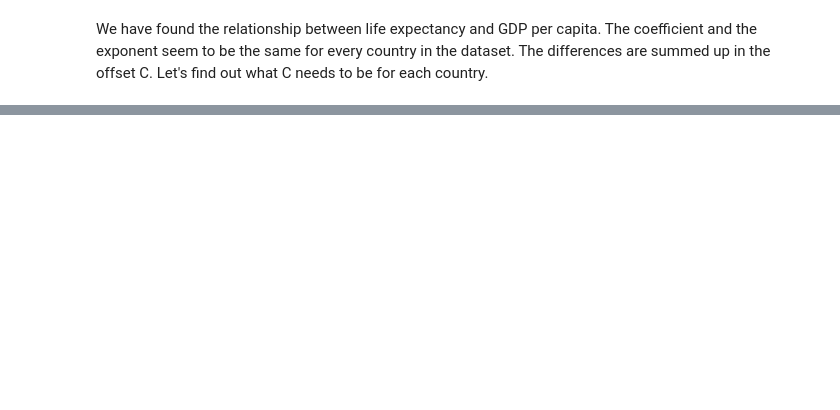
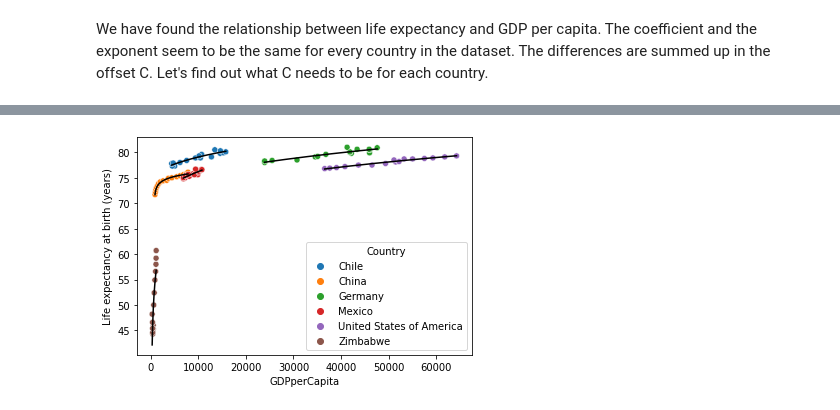
Before and after one commit to jaredjay91/Life-Expectancy-and-GDP, a Jupyter notebook: life_expectancy_gdp.ipynb, the cells around one changed output, grey strips where cells are left out. Drawn from its saved outputs; the diff is of its cells as text; code cells hidden in the pictures; blank space fills up the shorter version.

```diff
--- a/life_expectancy_gdp.ipynb
+++ b/life_expectancy_gdp.ipynb
@@ -301,0 +338,7 @@ plt.show()
+# %%
+sns.scatterplot(x='GDPperCapita', y='Life expectancy at birth (years)', data=df, hue='Country')
+for i in range(len(list_of_countries)):
+    plt.plot(x_lines[i], y_lines[i], '-', color='black')
+plt.show()
+# %% [output]
+[figure, added]
```
Also changed, not shown: parts of 5 cells of this notebook.
